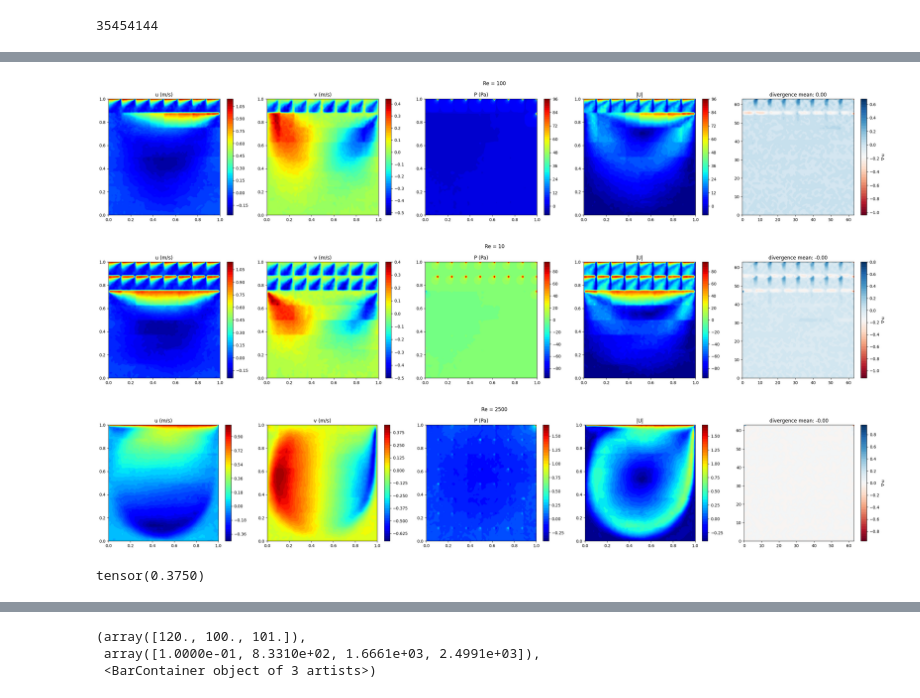
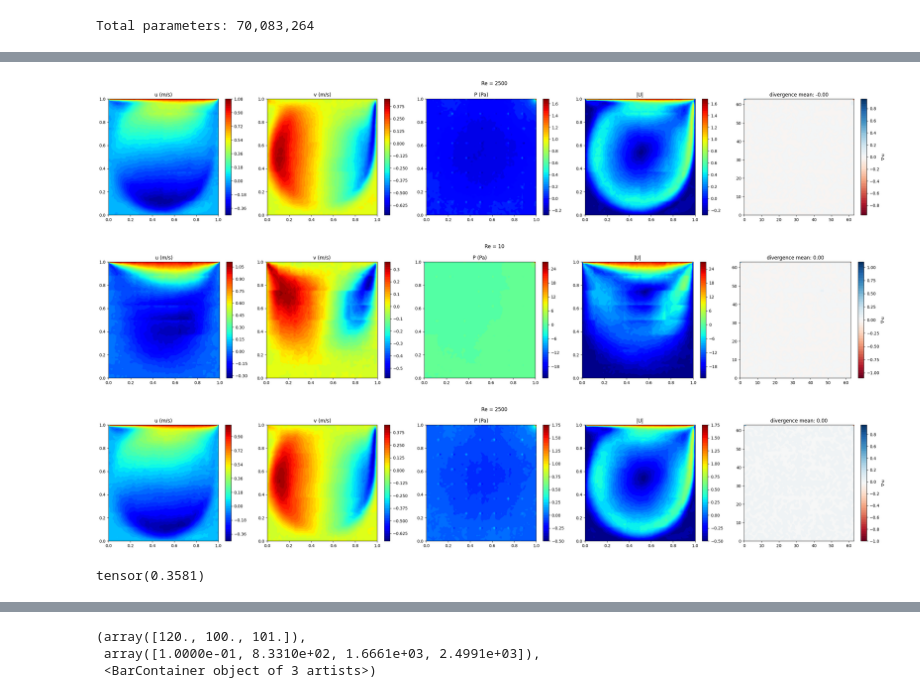
Before and after one commit to Mafaz03/Machine-Vision-Transformer, a Jupyter notebook: generalisation.ipynb, the cells around one changed output, grey strips where cells are left out. Saved outputs shown, nothing was run; the diff lists cells and outputs as text; code cells hidden in the pictures.

```diff
--- a/generalisation.ipynb
+++ b/generalisation.ipynb
@@ -35,7 +35,8 @@ load_checkpoint("checkpoint_with_P.pt", transformer)
 # %%
-sum(p.numel() for p in transformer.parameters())
+params = sum(p.numel() for p in transformer.parameters())
+print(f"Total parameters: {params:,}")
 # %% [output]
-35454144
+Total parameters: 70,083,264
 # %%
 def fourier_features(cords: torch.tensor, num_freq = 8):
     # [num_patches, 2] -> [num_patches, num_freq * 2]
@@ -195,18 +196,17 @@ def predict(re_value, model,
 
     return u, v, P, divergence, mag
 # %%
-u, v, P, divergence, mag = predict(re_value = 100, model = transformer,
+u, v, P, divergence, mag = predict(re_value = 2500, model = transformer,
                                    re_mean = RE_MEAN, re_std = RE_STD,
                                    u_mean = U_MEAN,   u_std = U_STD,
                                    v_mean = V_MEAN,   v_std = V_STD,
                                    P_mean = P_MEAN,   P_std = P_STD,
                                    grid_size = GRID_SIZE, patch_size = PATCH_SIZE, patch_dim = PATCH_DIM, fourier_dimension = FOURIER_DIMENSIONS,
                                    device = "cpu", plot = True
                                    )
 # %% [output]
-[figure, old version]
+[figure, new version]
 # %%
-re = 5000
 u_1, v_1, P_1, divergence_1, mag_1 = predict(re_value = 10, model = transformer,
                                    re_mean = RE_MEAN, re_std = RE_STD,
                                    u_mean = U_MEAN,   u_std = U_STD,
@@ -228,9 +228,9 @@ u_2, v_2, P_2, divergence_2, mag_2 = predict(re_value = 2500, model = transforme
 
 torch.mean(((mag_1**2) + (mag_2**2))**0.5)
 # %% [output]
-[figure, old version]
+[figure, new version]
-[figure, old version]
+[figure, new version]
-tensor(0.3750)
+tensor(0.3581)
 # %%
 torch.abs(mag_1 - mag_2).mean()
 # %% [output]
```
Also changed, not shown: parts of 14 cells of this notebook, 3 other files.
